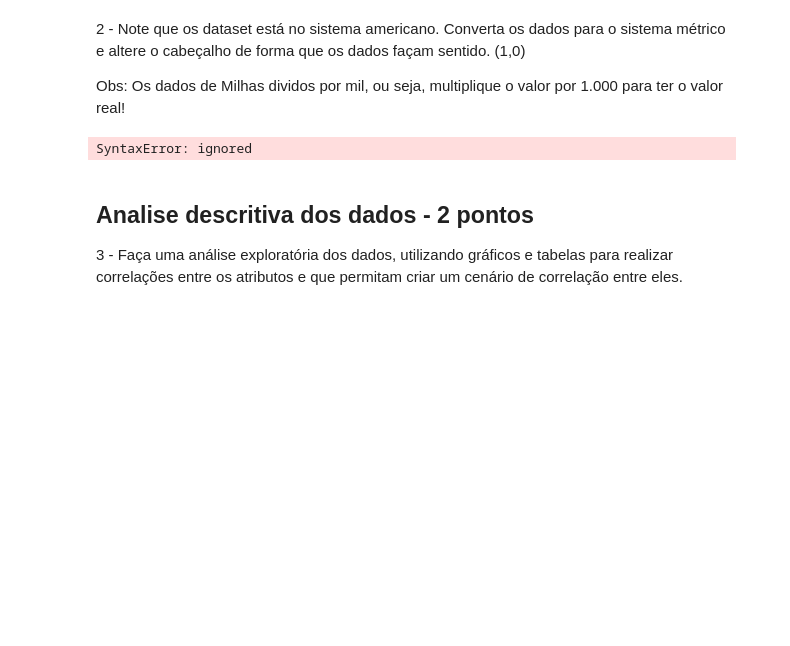
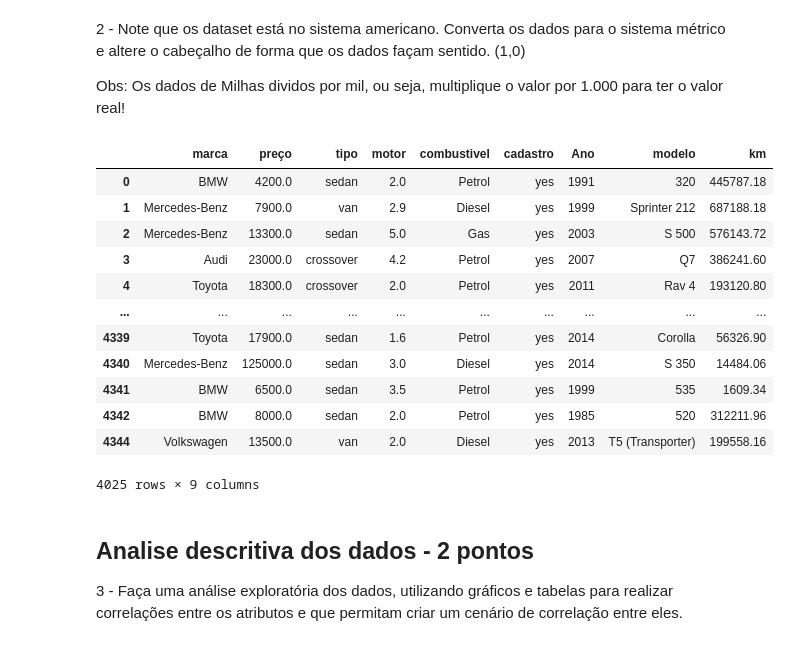
Before and after one commit to ClaudioYams/CP1-IOT, a Jupyter notebook: Checkpoint 01.ipynb, the cells around one changed output. Drawn from its saved outputs; the diff is of its cells as text; code cells hidden in the pictures; blank space fills up the shorter version.

```diff
--- a/Checkpoint 01.ipynb
+++ b/Checkpoint 01.ipynb
@@ -64,21 +64,35 @@ Obs: Os dados de Milhas dividos por mil, ou seja, multiplique o valor por 1.000
 # %%
 df['km'] = df['Mileage/1000'] * 1000 * 1.60934
 df = df.drop(['Mileage/1000'], axis = 1)
 df
 
 traducao = {
     'Brand' : 'marca',
     'Price' : 'preço',
     'Body' : 'tipo',
     'EngineV' : 'motor',
     'Engine Type' : 'combustivel',
     'Registration' : 'cadastro',
     'Year' : 'Ano',
     'Model' : 'modelo',
 }
 df = df.rename(columns=traducao)
+
+df
 # %% [output]
+|  | marca | preço | tipo | motor | combustivel | cadastro | Ano | modelo | km |
+| 0 | BMW | 4200.0 | sedan | 2.0 | Petrol | yes | 1991 | 320 | 445787.18 |
+| 1 | Mercedes-Benz | 7900.0 | van | 2.9 | Diesel | yes | 1999 | Sprinter 212 | 687188.18 |
+| 2 | Mercedes-Benz | 13300.0 | sedan | 5.0 | Gas | yes | 2003 | S 500 | 576143.72 |
+| 3 | Audi | 23000.0 | crossover | 4.2 | Petrol | yes | 2007 | Q7 | 386241.60 |
+| 4 | Toyota | 18300.0 | crossover | 2.0 | Petrol | yes | 2011 | Rav 4 | 193120.80 |
+| ... | ... | ... | ... | ... | ... | ... | ... | ... | ... |
+| 4339 | Toyota | 17900.0 | sedan | 1.6 | Petrol | yes | 2014 | Corolla | 56326.90 |
+| 4340 | Mercedes-Benz | 125000.0 | sedan | 3.0 | Diesel | yes | 2014 | S 350 | 14484.06 |
+| 4341 | BMW | 6500.0 | sedan | 3.5 | Petrol | yes | 1999 | 535 | 1609.34 |
+| 4342 | BMW | 8000.0 | sedan | 2.0 | Petrol | yes | 1985 | 520 | 312211.96 |
+| 4344 | Volkswagen | 13500.0 | van | 2.0 | Diesel | yes | 2013 | T5 (Transporter) | 199558.16 |
-SyntaxError: ignored
+4025 rows × 9 columns
 # %% [markdown]
 ## **Analise descritiva dos dados - 2 pontos**
 
```
Also changed, not shown: parts of 15 cells of this notebook.
